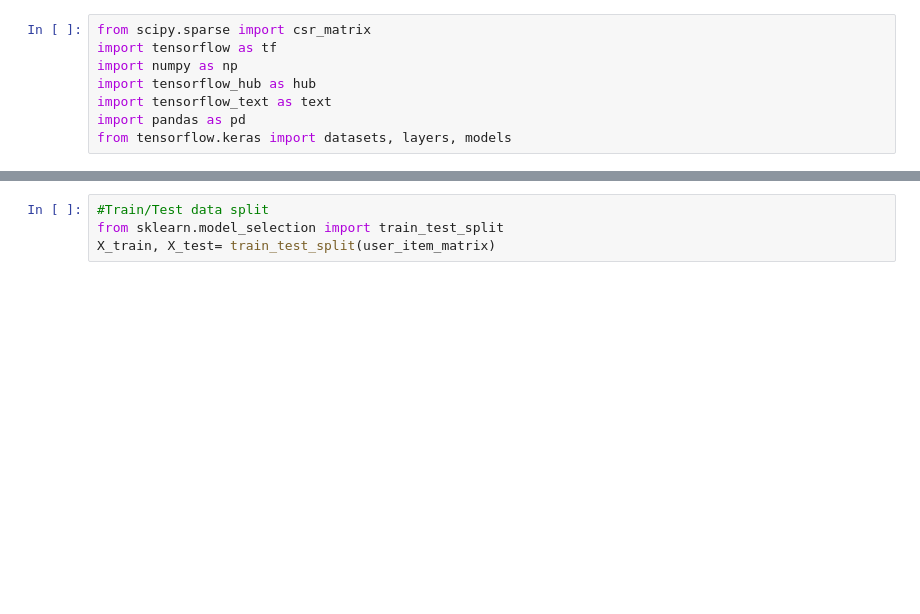
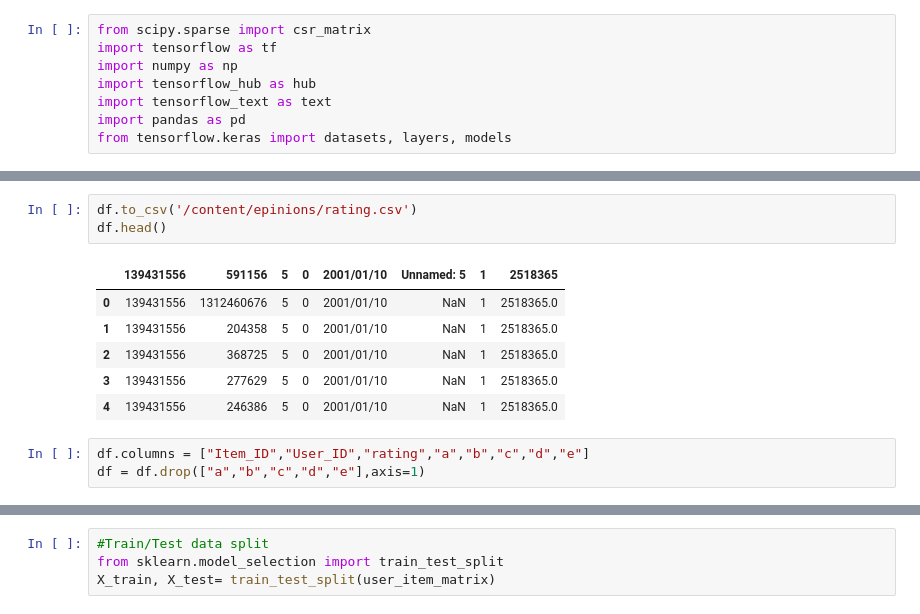
Before and after one commit to AmineSdk/RecommenderSystem, a Jupyter notebook: CF_Autoencoder.ipynb, the cells around one changed output, grey strips where cells are left out. Cells and saved outputs as stored; diff of their text form; blank space fills up the shorter version.

```diff
--- a/CF_Autoencoder.ipynb
+++ b/CF_Autoencoder.ipynb
@@ -26,0 +42,13 @@ df = df[:20000]
+# %%
+df.to_csv('/content/epinions/rating.csv')
+df.head()
+# %% [output]
+|  | 139431556 | 591156 | 5 | 0 | 2001/01/10 | Unnamed: 5 | 1 | 2518365 |
+| 0 | 139431556 | 1312460676 | 5 | 0 | 2001/01/10 | NaN | 1 | 2518365.0 |
+| 1 | 139431556 | 204358 | 5 | 0 | 2001/01/10 | NaN | 1 | 2518365.0 |
+| 2 | 139431556 | 368725 | 5 | 0 | 2001/01/10 | NaN | 1 | 2518365.0 |
+| 3 | 139431556 | 277629 | 5 | 0 | 2001/01/10 | NaN | 1 | 2518365.0 |
+| 4 | 139431556 | 246386 | 5 | 0 | 2001/01/10 | NaN | 1 | 2518365.0 |
+# %%
+df.columns = ["Item_ID","User_ID","rating","a","b","c","d","e"]
+df = df.drop(["a","b","c","d","e"],axis=1)
```
Also changed, not shown: parts of 23 cells of this notebook.
